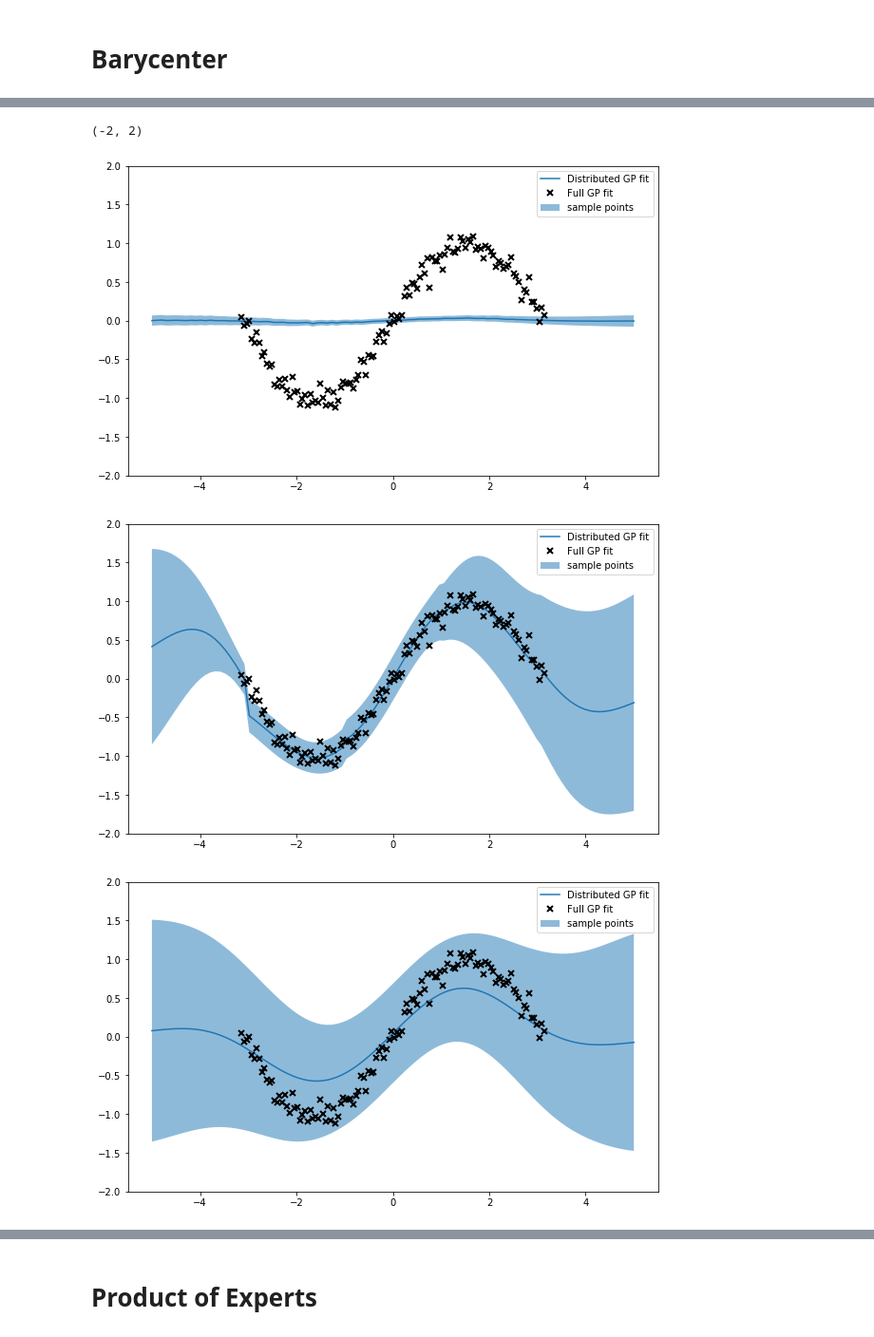
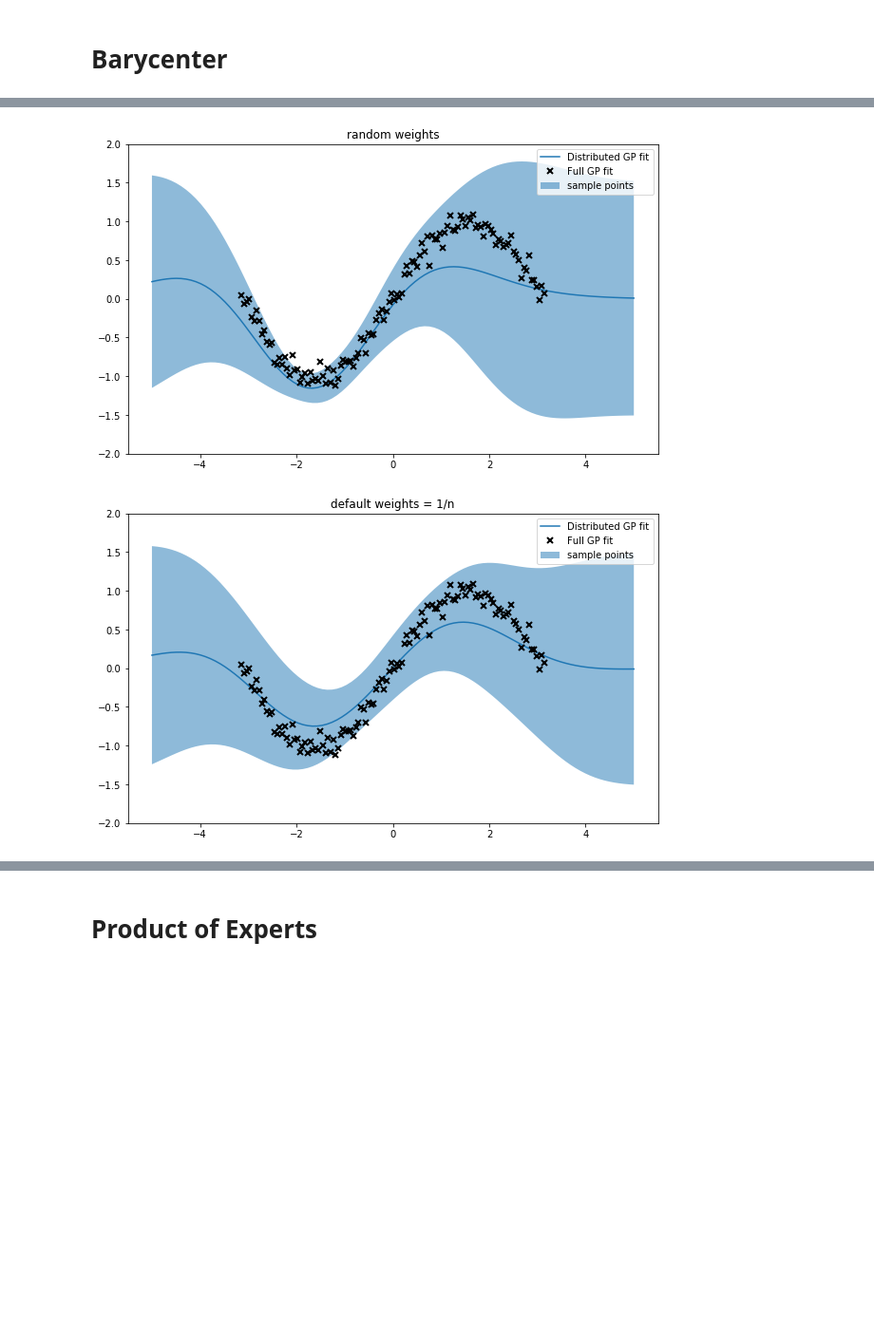
Before and after one commit to ngnawejonas/gp_moe, a Jupyter notebook: gp_functions_Train-C12.ipynb, the cells around one changed output, grey strips where cells are left out. Shown at 95% size. Cells and saved outputs as stored; diff of their text form; code cells hidden in the pictures; blank space fills up the shorter version.

```diff
--- a/gp_functions_Train-C12.ipynb
+++ b/gp_functions_Train-C12.ipynb
@@ -102,8 +102,8 @@ class DistributedGPRegression():
                 Xaj = Xa[j*self.n:(j+1)*self.n]
                 ksi[j] = np.random.normal((j/2+ 0.5)*self.n, 1, N)
                 ksi[j] /= ksi[j].sum()
-                plt.figure(figsize=(18, 7))
-                plt.plot(ksi[j])
+#                 plt.figure(figsize=(18, 7))
+#                 plt.plot(ksi[j])
 
         m = np.zeros(N)
         L = np.zeros((N,N))
@@ -237,7 +237,7 @@ plt.plot(X, y, "kx", mew=2);
 # %% [output]
 [figure]
 # %%
-n = 5
+n = 3
 dgp =  DistributedGPRegression(X,y,n)
 # %%
 full_gp = dgp.full_gp()
@@ -301,14 +301,14 @@ plt.ylim(-2,2)
 # New test points to sample function from
 N = 100
 Xtest = np.linspace(-5, 5, N)[:, None]
-# ksi = np.random.randn(dgp.n)
-# ksi /= ksi.sum()
-ksi = np.zeros((dgp.n, N))
-for j in range(dgp.n):
-    ksi[j,j*(N//dgp.n):(j+1)*(N//dgp.n)] = 1
+ksi = np.random.randn(dgp.n) #random weights
+ksi /= ksi.sum()
+# ksi = np.zeros((dgp.n, N))
+# for j in range(dgp.n):
+#     ksi[j,j*(N//dgp.n):(j+1)*(N//dgp.n)] = 1
 # Get mean and covariance of optimised GP
-default_mean, default_Cov = dgp.gbarycenter(Xtest)
-opt_mean, opt_Cov = dgp.gbarycenter(Xtest,ksi='opt')
+default_mean, default_Cov = dgp.gbarycenter(Xtest) #default all weights = 1
+# opt_mean, opt_Cov = dgp.gbarycenter(Xtest,ksi='opt')
 mean, Cov = dgp.gbarycenter(Xtest,ksi)
 # Full GP
 fullmean, fullCov = full_gp.predict(Xtest)
@@ -322,21 +316,21 @@ fullmean, fullCov = full_gp.predict(Xtest)
 # %%
-plt.figure(figsize=(10,6))
-plot_dgp(Xtest, opt_mean.reshape(-1,1), opt_Cov, 0, 0, training_points=(X,y), full=False)
-# plt.plot(X, y, "kx", mew=2);
-plt.ylim(-2,2)
+# plt.figure(figsize=(10,6))
+# plot_dgp(Xtest, opt_mean.reshape(-1,1), opt_Cov, 0, 0, training_points=(X,y), full=False)
+# # plt.plot(X, y, "kx", mew=2);
+# plt.ylim(-2,2)
 plt.figure(figsize=(10,6))
 plot_dgp(Xtest, mean.reshape(-1,1), Cov, 0, 0, training_points=(X,y), full=False)
 # plt.plot(X, y, "kx", mew=2);
+plt.title("random weights");
 plt.ylim(-2,2)
 plt.figure(figsize=(10,6))
 plot_dgp(Xtest, default_mean.reshape(-1,1), default_Cov, 0, 0, training_points=(X,y), full=False)
 # plt.plot(X, y, "kx", mew=2);
 plt.ylim(-2,2)
+plt.title("default weights = 1/n");
 # %% [output]
-(-2, 2)
-[figure, old version]
+[figure, new version]
-[figure, old version]
+[figure, new version]
-[figure, removed]
 # %%
 # Setup the figure environment
 plt.figure(figsize=(18, 7))
```
Also changed, not shown: parts of 6 cells of this notebook.
